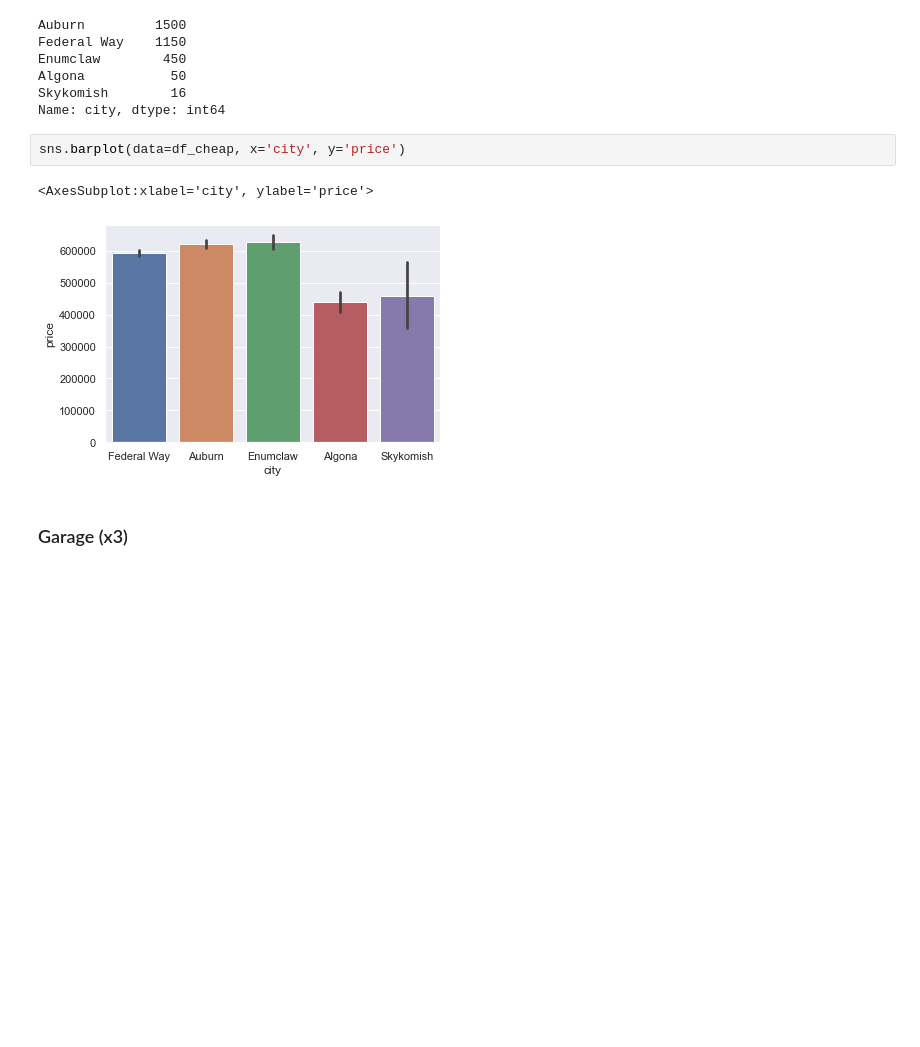
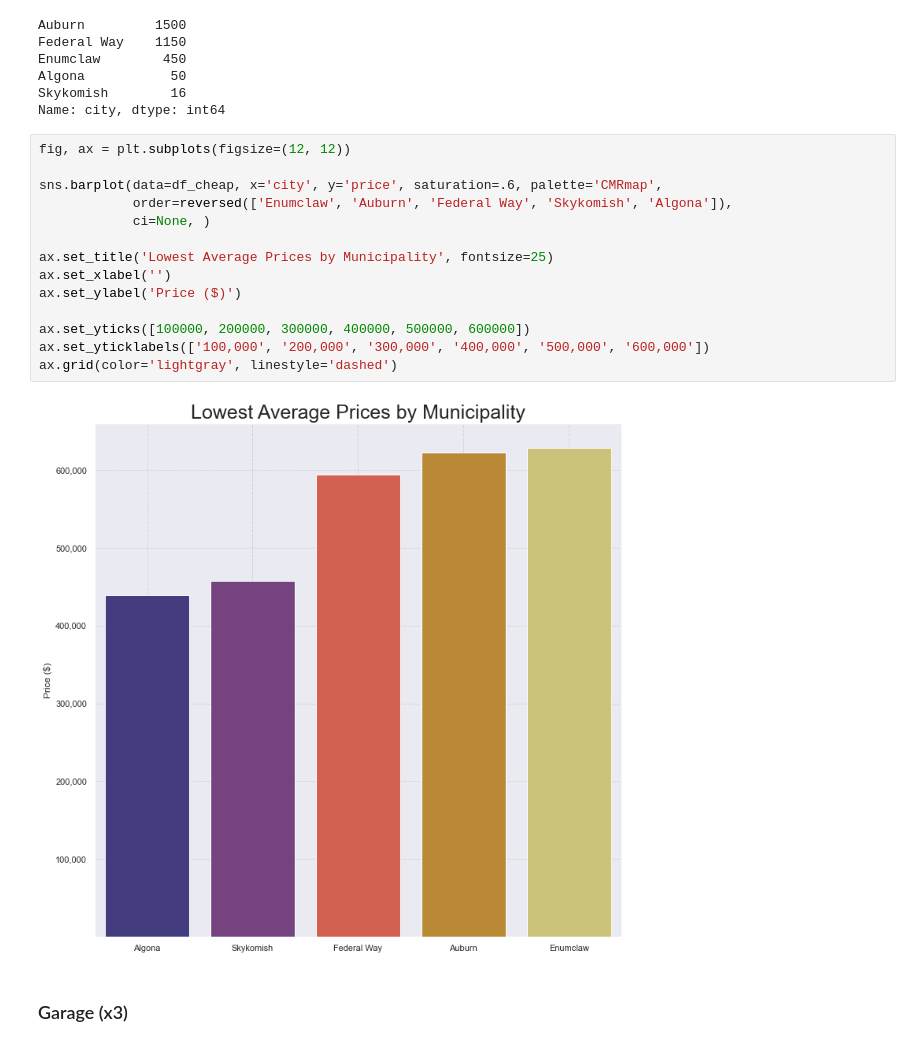
Before and after one commit to ilanhaskel/Real_Estate_Sale_Price_Predictor, a Jupyter notebook: eda_clean_ilan_assumptions-AddNate2.ipynb, the cells around one changed output. Drawn from its saved outputs; the diff is of its cells as text; blank space fills up the shorter version.

```diff
--- a/eda_clean_ilan_assumptions-AddNate2.ipynb
+++ b/eda_clean_ilan_assumptions-AddNate2.ipynb
@@ -1624,11 +1645,22 @@ Enumclaw        450
 Algona           50
 Skykomish        16
 Name: city, dtype: int64
-# %%
-sns.barplot(data=df_cheap, x='city', y='price')
-# %% [output]
-<AxesSubplot:xlabel='city', ylabel='price'>
-[figure, removed]
+# %%
+fig, ax = plt.subplots(figsize=(12, 12))
+
+sns.barplot(data=df_cheap, x='city', y='price', saturation=.6, palette='CMRmap',
+            order=reversed(['Enumclaw', 'Auburn', 'Federal Way', 'Skykomish', 'Algona']),
+            ci=None, )
+
+ax.set_title('Lowest Average Prices by Municipality', fontsize=25)
+ax.set_xlabel('')
+ax.set_ylabel('Price ($)')
+
+ax.set_yticks([100000, 200000, 300000, 400000, 500000, 600000])
+ax.set_yticklabels(['100,000', '200,000', '300,000', '400,000', '500,000', '600,000'])
+ax.grid(color='lightgray', linestyle='dashed')
+# %% [output]
+[figure, added]
 # %% [markdown]
 ### Garage (x3)
 # %% [markdown]
```
Also changed, not shown: parts of 75 cells of this notebook, 4 other files.
